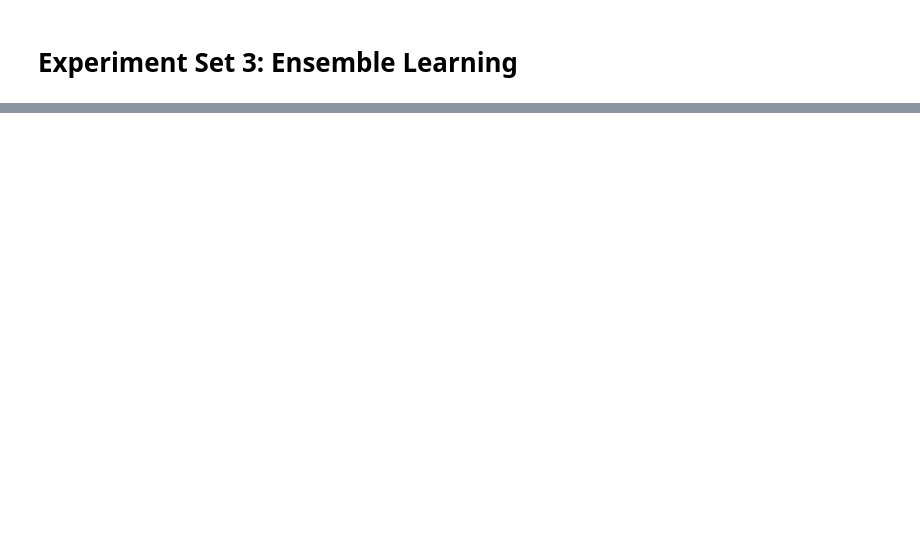
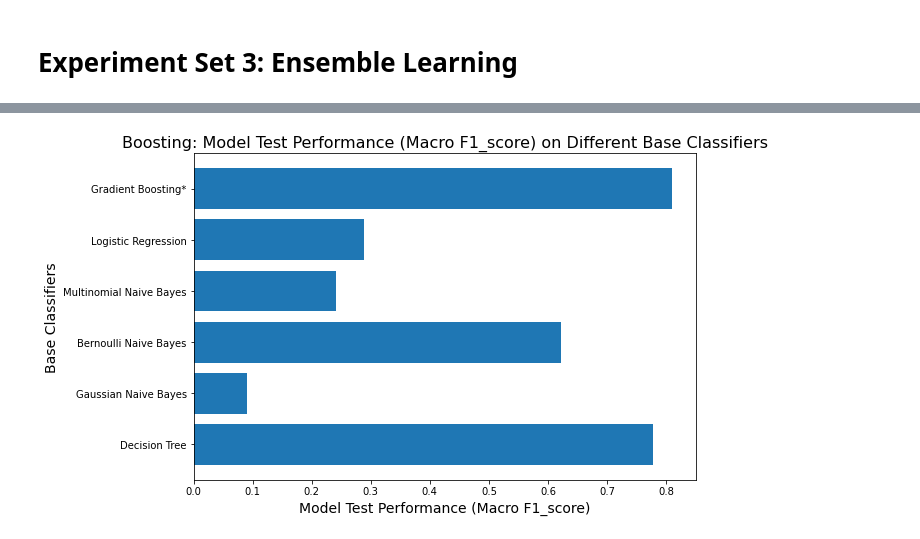
Before and after one commit to yongmenglee/cds503_final_project, a Jupyter notebook: final.ipynb, the cells around one changed output, grey strips where cells are left out. Saved outputs shown, nothing was run; the diff lists cells and outputs as text; code cells hidden in the pictures; blank space fills up the shorter version.

```diff
--- a/final.ipynb
+++ b/final.ipynb
@@ -177,0 +761,18 @@ df.head()
+# %%
+# Specify classifier - Gradient Boosting Classifier
+gradient_boosting_param = dict(n_estimators=100, random_state=0)
+
+model_boosting = GradientBoostingClassifier(**gradient_boosting_param)
+
+# Print classifier name
+print("Gradient Boosting\n===")
+
+# Test using features with original Scale
+print("Original scale\n---")
+test_model(model_boosting, x_train, x_test, y_train, y_test,
+           score="f1_score", average="macro", clf_report=True)
+
+# Test using features with standardized scale
+print("\nStandardized scale\n---")
+test_model(model_boosting, scaled_x_train, scaled_x_test, y_train, y_test,
+           score="f1_score", average="macro", clf_report=True)
@@ -177,0 +798,80 @@ df.head()
+# %%
+# Compare all classifiers
+list_clf = []
+list_score = []
+
+# Specify model evaluation metric
+score_param = "f1_score"
+average_param = "macro"
+
+feature_train = x_train
+feature_test = x_test
+# feature_train = scaled_x_train
+# feature_test = scaled_x_test
+
+# Initialize parameter values of boosting classifier
+boosting_param = dict(n_estimators=100, random_state=0)
+
+# Loop through all classifiers
+# ---
+for i, clf in enumerate(dict_clf_default):
+    print("- {}".format(clf))
+    estimator = dict_clf_default[clf]
+
+    params = boosting_param.copy()
+    params["base_estimator"] = estimator
+
+    model_boosting = AdaBoostClassifier(**params)
+
+    try:
+        score = test_model(model_boosting, feature_train, feature_test, y_train, y_test,
+                           score=score_param, average=average_param)
+    except Exception as e:
+        error_class_name = e.__class__.__name__
+        print("{}: {}\n".format(error_class_name, e))
+        continue
+
+    print()
+
+    list_clf.append(clf)
+    list_score.append(score["score"])
+
+# (Bonus) Gradient Boosting Classifier
+# ---
+model_gb = GradientBoostingClassifier(**boosting_param)
+
+name_gb = "Gradient Boosting*"
+print("GradientBoostingClassifier\n===")
+print("- {}".format(name_gb))
+
+score_gb = test_model(model_gb, feature_train, feature_test, y_train, y_test,
+                   score=score_param, average=average_param)
+
+list_clf.append(name_gb)
+list_score.append(score_gb["score"])
+
+# Create data frame
+# ---
+data = dict(classifier=list_clf, test_performance=list_score)
+df_performance = pd.DataFrame(data=data)
+
+# # Save and export df_performance to CSV file
+# df_performance.to_csv(r'final_project_performance_boosting.csv', index = False, header = True)
+
+# Plotting
+# ---
+str_x_label = "Model Test Performance ({} {})".format(average_param.capitalize(), score_param.capitalize())
+font_size = 12
+
+plt.figure(figsize=(9, 6))
+plt.barh(list_clf, list_score)
+
+plt.title("Boosting: {} on Different Base Classifiers".format(str_x_label), fontsize=(font_size + 4))
+plt.xlabel(str_x_label, fontsize=(font_size + 2))
+plt.ylabel("Base Classifiers", fontsize=(font_size + 2))
+
+plt.show()
+
+# # Save plot into PNG (optional)
+# plt.savefig("final_project_performance_boosting.png", dpi=300, bbox_inches="tight")
+# %% [output]
@@ -177,0 +895 @@ df.head()
+[figure, added]
```
Also changed, not shown: parts of 48 cells of this notebook, 13 other files.
